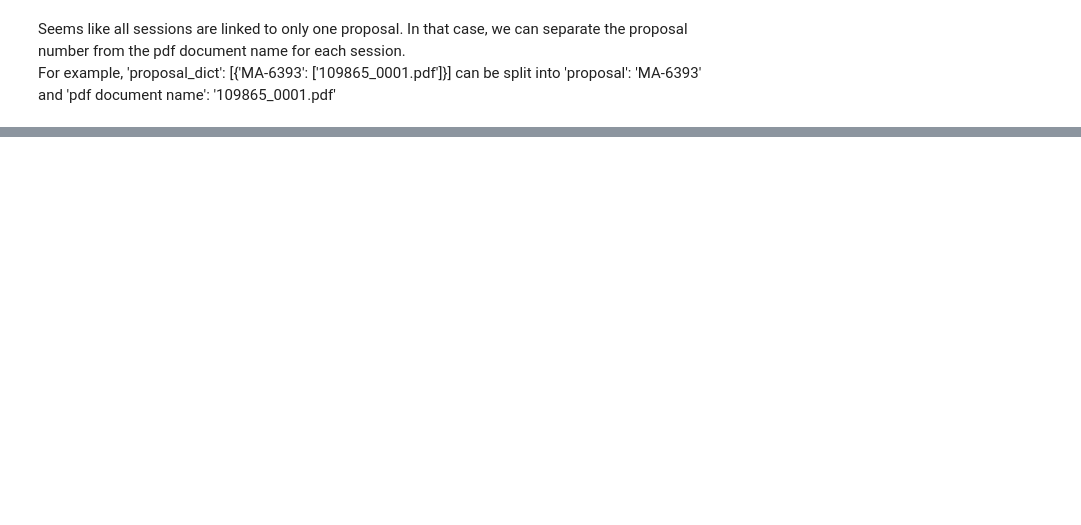
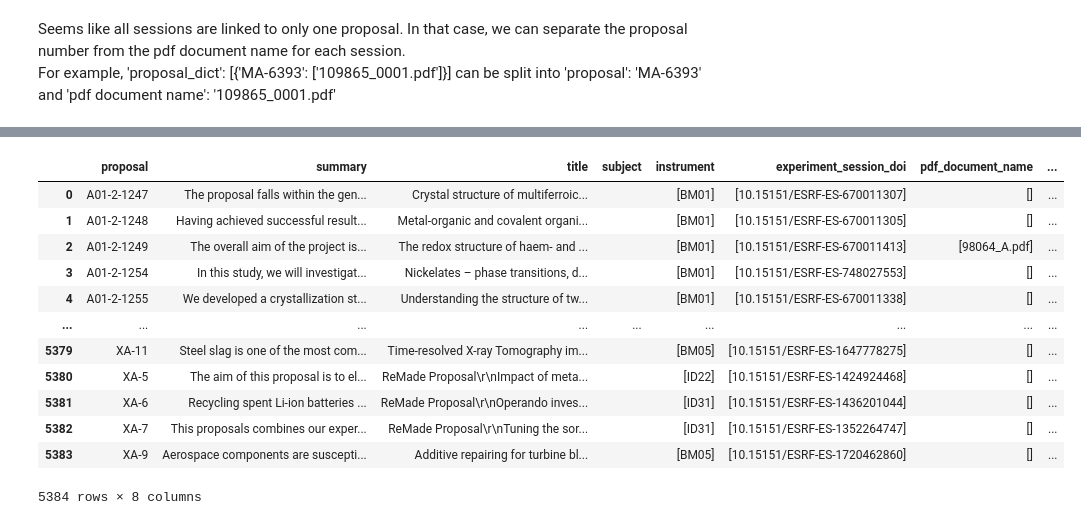
Before and after one commit to terencetan-c/synchrotron-proposals-topic-classification, a Jupyter notebook: Code/Data Processing.ipynb, the cells around one changed output, grey strips where cells are left out. Drawn from its saved outputs; the diff is of its cells as text; code cells hidden in the pictures; blank space fills up the shorter version.

```diff
--- a/Code/Data Processing.ipynb
+++ b/Code/Data Processing.ipynb
@@ -260,4 +265,14 @@ import requests
 # Import ESRF publications
 
 # pub_esrf=pd.read_csv('{insert pathname}/Datasets/ESRF/Publications_ESRF')    # Import file
-pub_esrf=pd.read_csv('/Users/fdp54928/Library/CloudStorage/OneDrive-Nexus365/GitHub Repositories/synchrotron-proposals-topic-classification/Datasets/ESRF/Publications_ESRF')    # Import file
+filepath = '/Users/fdp54928/Library/CloudStorage/OneDrive-Nexus365/GitHub Repositories/synchrotron-proposals-topic-classification/Datasets/ESRF/Checkpoint_data/Publications_ESRF.csv'
+pub_esrf=pd.read_csv(filepath)    # Import file
+
+# Remove any publications without DOIs
+pub_esrf=pub_esrf[pub_esrf['DOI'].notna()]
+
+# Replace any NaN proposal names with empty string
+pub_esrf['Proposal number']=pub_esrf['Proposal number'].fillna('')
+
+# Convert all proposal names to uppercase
+pub_esrf['Proposal number']=pub_esrf['Proposal number'].str.upper()
@@ -428,3 +506,7 @@ df[df['PDF document name'].str.len()>=11]
+# %%
+# Load json file containing proposals in base format
+filepath = '/Users/fdp54928/Library/CloudStorage/OneDrive-Nexus365/GitHub Repositories/synchrotron-proposals-topic-classification/Datasets/ESRF/Checkpoint_data/Proposals_ESRF_base.json'    # <--- INSERT YOUR FILEPATH HERE
+df = pd.read_json(filepath)
 # %%
 # Use Regex to map Proposal names in df to Proposal names in pub_esrf, and get a list of publication DOIs for each proposal
 doi_list=[]
@@ -433,5 +515,21 @@ for proposal in df['proposal']:
     doi_list.append(matching_dois)
 
 # Append the list of publication DOIs to df under the new column 'publications DOI'
-df['publications DOI']=doi_list
+df['publications_doi']=doi_list
+# %%
+df
+# %% [output]
+|  | proposal | summary | title | subject | instrument | experiment_session_doi | pdf_document_name | ... |
+| 0 | A01-2-1247 | The proposal falls within the gen... | Crystal structure of multiferroic... |  | [BM01] | [10.15151/ESRF-ES-670011307] | [] | ... |
+| 1 | A01-2-1248 | Having achieved successful result... | Metal-organic and covalent organi... |  | [BM01] | [10.15151/ESRF-ES-670011305] | [] | ... |
+| 2 | A01-2-1249 | The overall aim of the project is... | The redox structure of haem- and ... |  | [BM01] | [10.15151/ESRF-ES-670011413] | [98064_A.pdf] | ... |
+| 3 | A01-2-1254 | In this study, we will investigat... | Nickelates – phase transitions, d... |  | [BM01] | [10.15151/ESRF-ES-748027553] | [] | ... |
+| 4 | A01-2-1255 | We developed a crystallization st... | Understanding the structure of tw... |  | [BM01] | [10.15151/ESRF-ES-670011338] | [] | ... |
+| ... | ... | ... | ... | ... | ... | ... | ... | ... |
+| 5379 | XA-11 | Steel slag is one of the most com... | Time-resolved X-ray Tomography im... |  | [BM05] | [10.15151/ESRF-ES-1647778275] | [] | ... |
+| 5380 | XA-5 | The aim of this proposal is to el... | ReMade Proposal\r\nImpact of meta... |  | [ID22] | [10.15151/ESRF-ES-1424924468] | [] | ... |
+| 5381 | XA-6 | Recycling spent Li-ion batteries ... | ReMade Proposal\r\nOperando inves... |  | [ID31] | [10.15151/ESRF-ES-1436201044] | [] | ... |
+| 5382 | XA-7 | This proposals combines our exper... | ReMade Proposal\r\nTuning the sor... |  | [ID31] | [10.15151/ESRF-ES-1352264747] | [] | ... |
+| 5383 | XA-9 | Aerospace components are suscepti... | Additive repairing for turbine bl... |  | [BM05] | [10.15151/ESRF-ES-1720462860] | [] | ... |
+5384 rows × 8 columns
 # %%
```
Also changed, not shown: parts of 51 cells of this notebook, 24 other files.
